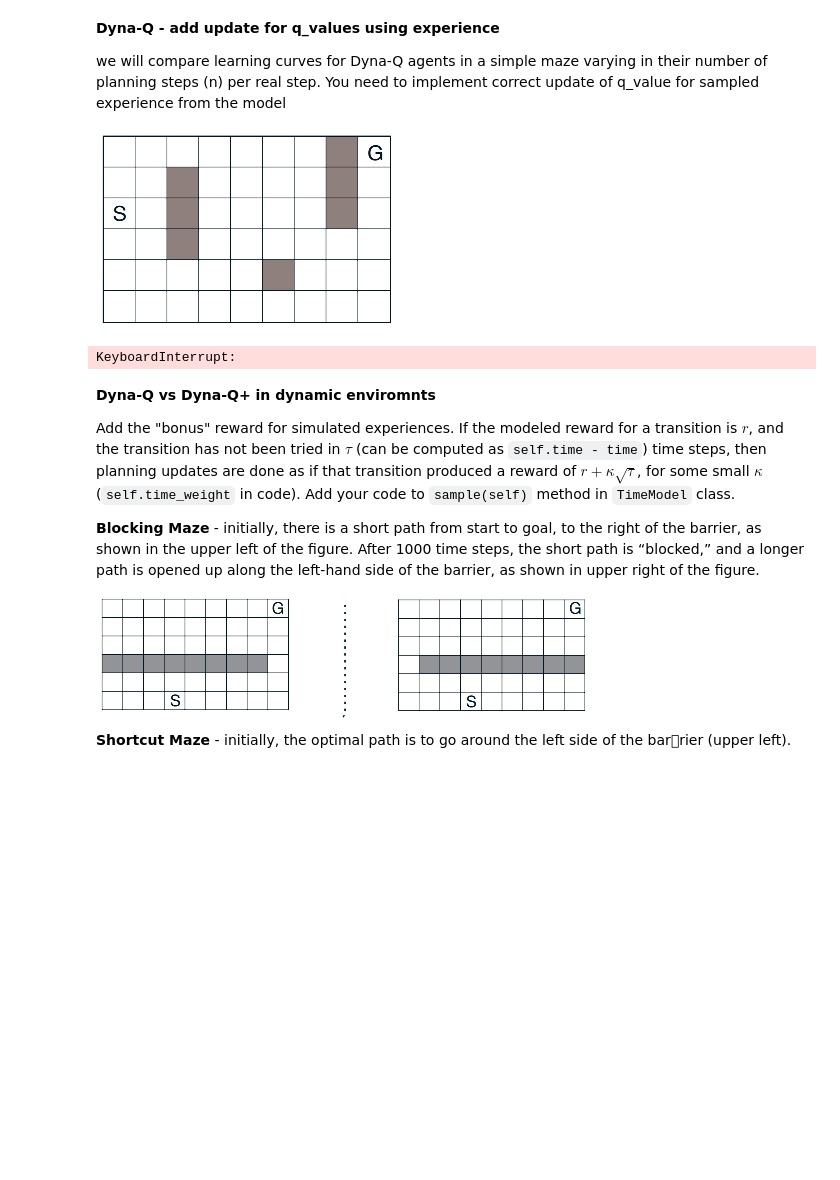
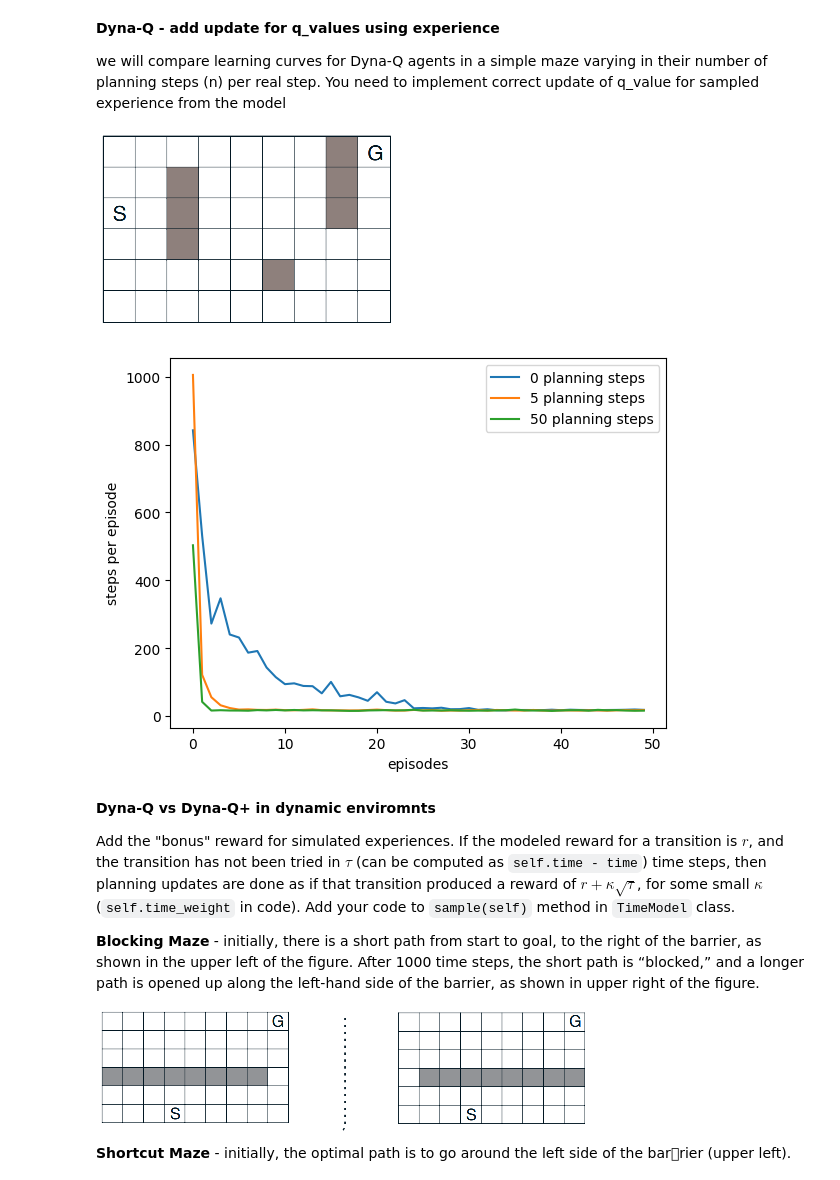
Before and after one commit to jurajpaska8/reinforcement-learning, a Jupyter notebook: Assignment6b.ipynb, the cells around one changed output. Cells and saved outputs as stored; diff of their text form; code cells hidden in the pictures; blank space fills up the shorter version.

Commit message:
feat(assignment6) : implement dynaQ

```diff
--- a/Assignment6b.ipynb
+++ b/Assignment6b.ipynb
@@ -198,8 +198,8 @@ def dyna_q(q_value, model, maze, dyna_params):
 
         # Q-Learning update
         q_value[state[0], state[1], action] += \
-            dyna_params.alpha * (reward + dyna_params.gamma * np.max(q_value[next_state[0], next_state[1], :]) -
-                                 q_value[state[0], state[1], action])
+                dyna_params.alpha * (reward + dyna_params.gamma * np.max(q_value[next_state[0], next_state[1], :]) -
+                            q_value[state[0], state[1], action])
 
         # feed the model with experience
         model.feed(state, action, next_state, reward)
@@ -212,6 +212,11 @@ def dyna_q(q_value, model, maze, dyna_params):
             #Add your code here, you need to implement correct update of q_value for sampled experience from the model
             #Hint: similar to Q-learning update above, but using sample experience from model (see line above ... = model.sample())
             #write your code here
+            q_value[state_[0], state_[1], action_] += \
+                dyna_params.alpha * (reward_ + dyna_params.gamma * np.max(q_value[next_state_[0], next_state_[1], :]) -
+                                     q_value[state_[0], state_[1], action_])
+
+
 
 
         state = next_state
@@ -232,34 +237,34 @@ def figure_8_2():
     runs = 10
     episodes = 50
     planning_steps = [0, 5, 50]
     steps = np.zeros((len(planning_steps), episodes))
 
     for run in tqdm(range(runs)):
         for i, planning_step in enumerate(planning_steps):
             dyna_params.planning_steps = planning_step
             q_value = np.zeros(dyna_maze.q_size)
 
             # generate an instance of Dyna-Q model
             model = TrivialModel()
             for ep in range(episodes):
                 # print('run:', run, 'planning step:', planning_step, 'episode:', ep)
                 steps[i, ep] += dyna_q(q_value, model, dyna_maze, dyna_params)
 
     # averaging over runs
     steps /= runs
 
     for i in range(len(planning_steps)):
         plt.plot(steps[i, :], label='%d planning steps' % (planning_steps[i]))
     plt.xlabel('episodes')
     plt.ylabel('steps per episode')
     plt.legend()
 
     plt.show()
 
 
 figure_8_2()
 # %% [output]
-KeyboardInterrupt:
+[figure, added]
 # %% [markdown]
 **Dyna-Q vs Dyna-Q+ in dynamic enviromnts**
 
```
Also changed, not shown: parts of 1 cell of this notebook.
